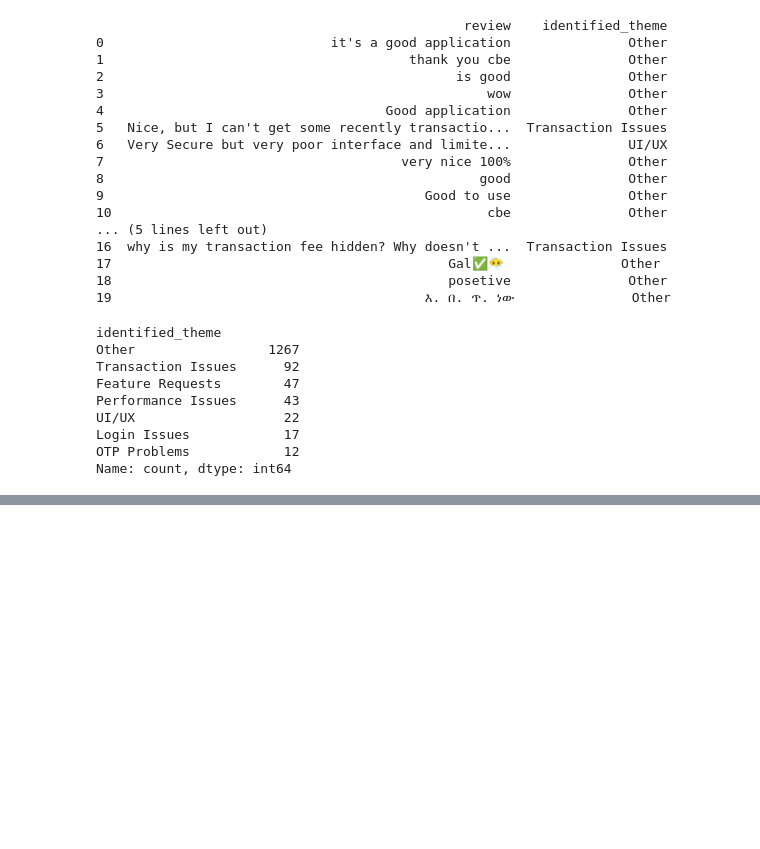
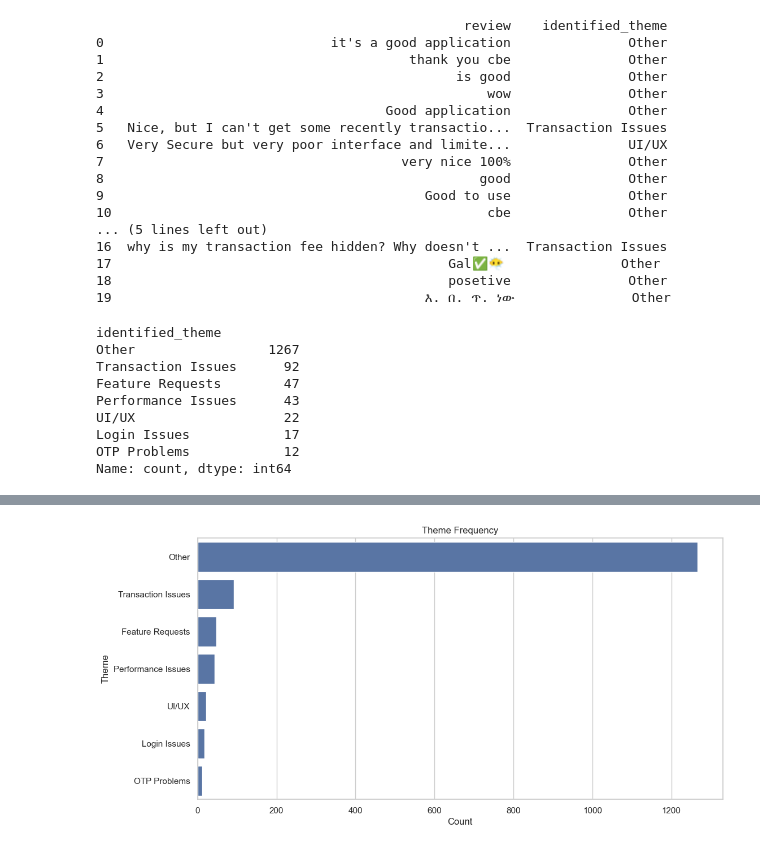
Before and after one commit to arsema-s/fintech-review-analytics, a Jupyter notebook: notebooks/task-2_sentiment_analysis.ipynb, the cells around one changed output, grey strips where cells are left out. Cells and saved outputs as stored; diff of their text form; code cells hidden in the pictures; blank space fills up the shorter version.

```diff
--- a/notebooks/task-2_sentiment_analysis.ipynb
+++ b/notebooks/task-2_sentiment_analysis.ipynb
@@ -296,0 +353,19 @@ df.to_csv(
+# %%
+plt.figure(figsize=(12,6))
+
+theme_counts = df['identified_theme'].value_counts()
+
+sns.barplot(
+    x=theme_counts.values,
+    y=theme_counts.index
+)
+
+plt.title('Theme Frequency')
+
+plt.xlabel('Count')
+
+plt.ylabel('Theme')
+
+plt.show()
+# %% [output]
+[figure, added]
```
Also changed, not shown: parts of 5 cells of this notebook.
